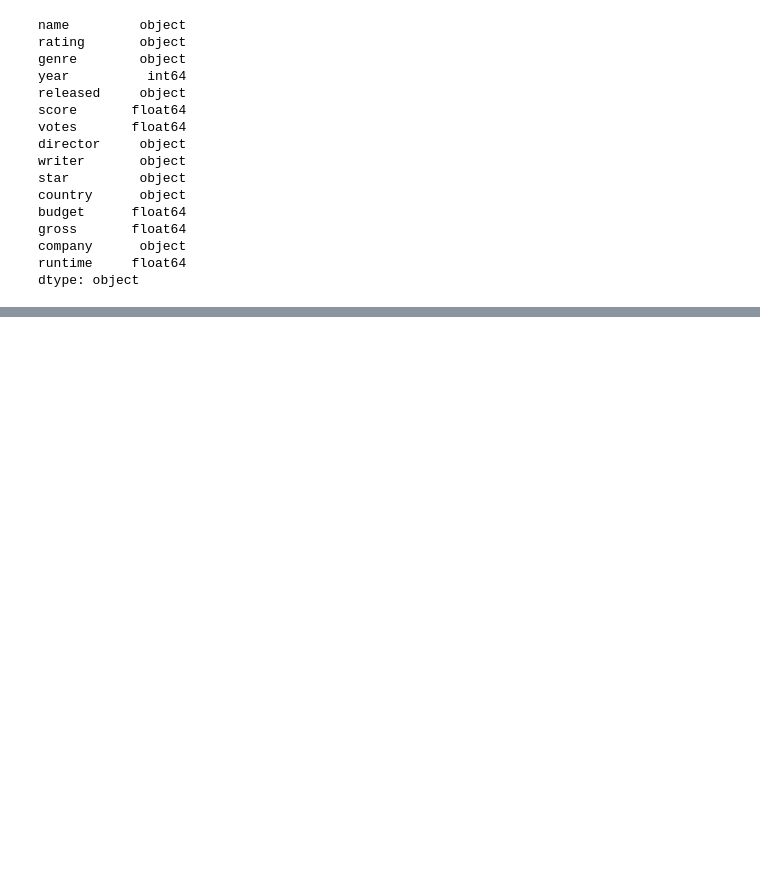
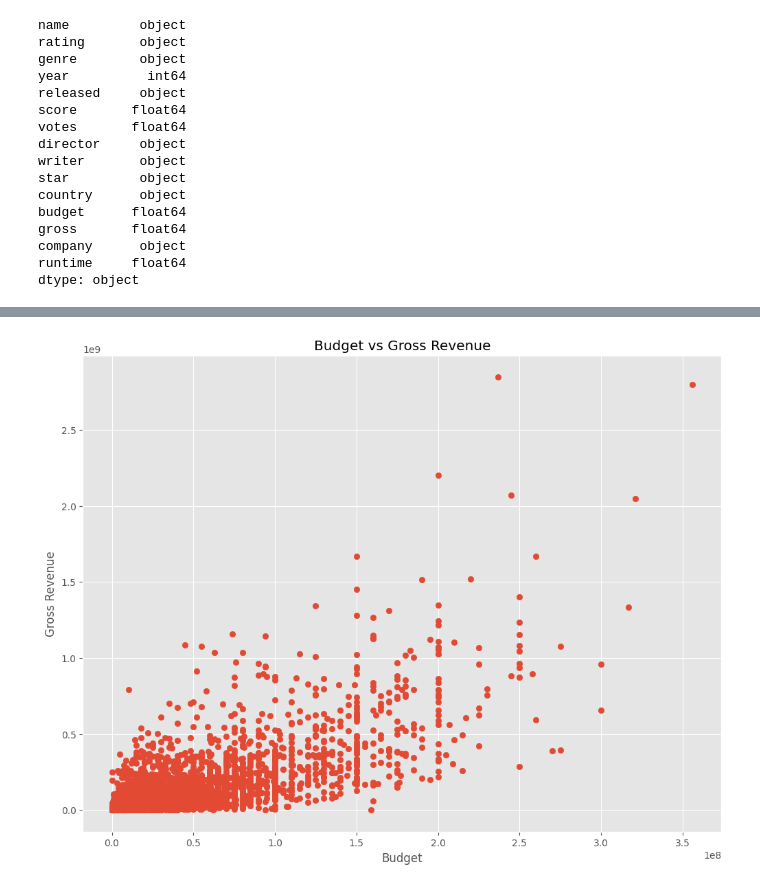
Before and after one commit to Areco892/movie-data-analysis, a Jupyter notebook: data-analysis.ipynb, the cells around one changed output, grey strips where cells are left out. Cells and saved outputs as stored; diff of their text form; code cells hidden in the pictures; blank space fills up the shorter version.

```diff
--- a/data-analysis.ipynb
+++ b/data-analysis.ipynb
@@ -84,3 +84,12 @@ df.head()
 | 3045 | Titanic | PG-13 | Drama | 1997 | December 19, 1997 (United States) | 7.8 | 1100000 | James Cameron | James Cameron | Leonardo DiCaprio | United States | ... |
 | 6663 | Star Wars: Episode VII - The Forc... | PG-13 | Action | 2015 | December 18, 2015 (United States) | 7.8 | 876000 | J.J. Abrams | Lawrence Kasdan | Daisy Ridley | United States | ... |
 | 7244 | Avengers: Infinity War | PG-13 | Action | 2018 | April 27, 2018 (United States) | 8.4 | 897000 | Anthony Russo | Christopher Markus | Robert Downey Jr. | United States | ... |
+# %%
+# visualize the relationship between budget and gross revenue
+plt.scatter(x=df['budget'], y=df['gross'])
+plt.xlabel('Budget')
+plt.ylabel('Gross Revenue')
+plt.title('Budget vs Gross Revenue')
+plt.show()
+# %% [output]
+[figure, added]
```
Also changed, not shown: parts of 2 cells of this notebook.
